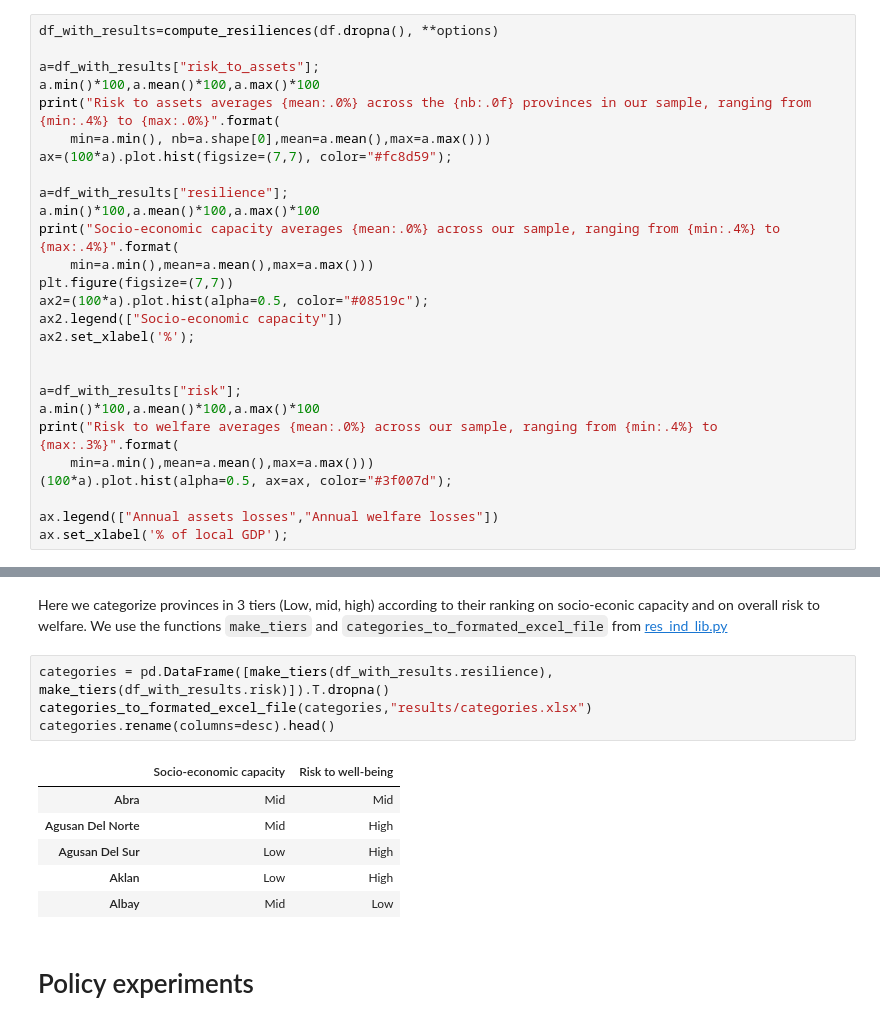
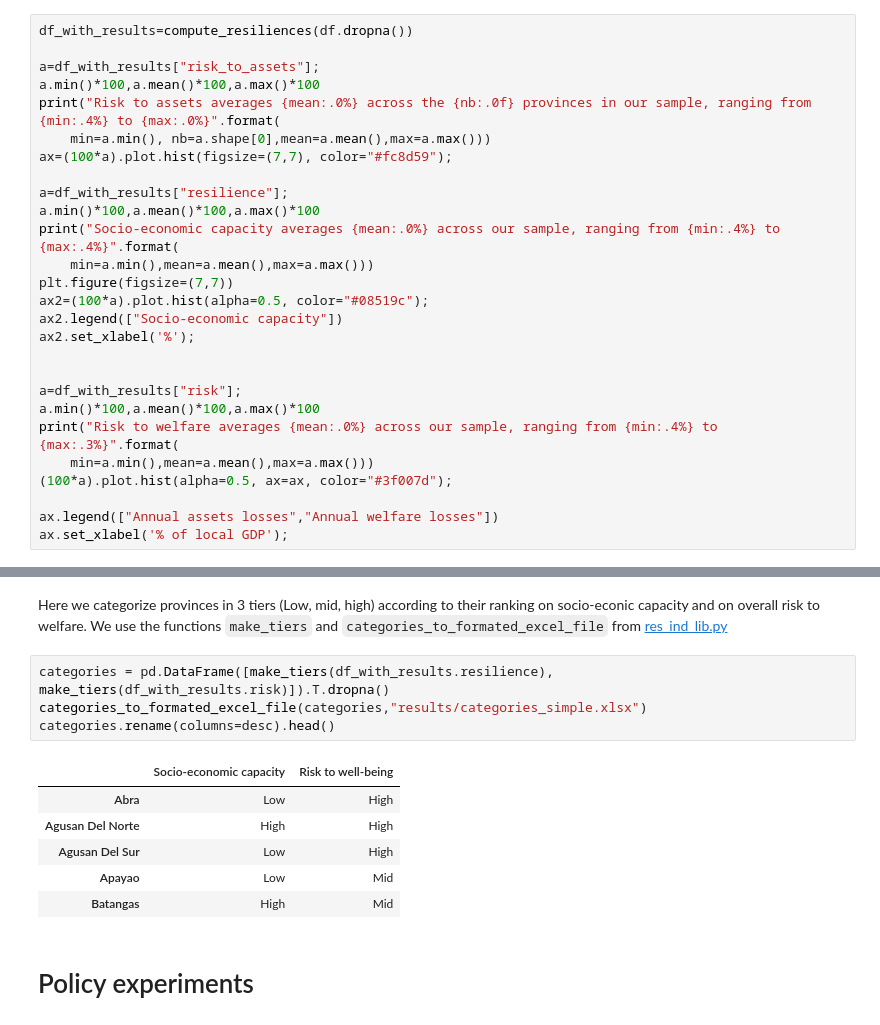
Before and after one commit to adrivsh/resilience_indicator_phl, a Jupyter notebook: socio_economic_capacity_demo.ipynb, the cells around one changed output, grey strips where cells are left out. Drawn from its saved outputs; the diff is of its cells as text.

```diff
--- a/socio_economic_capacity_demo.ipynb
+++ b/socio_economic_capacity_demo.ipynb
@@ -234,7 +185,7 @@ data.head().T #displays the first few provinces, transposed for ease of reading.
 # %% [markdown]
 Now we visualize risk and resilience acrross provinces, with plots and maps
 # %%
-df_with_results=compute_resiliences(df.dropna(), **options)
+df_with_results=compute_resiliences(df.dropna())
 
 a=df_with_results["risk_to_assets"];
 a.min()*100,a.mean()*100,a.max()*100
@@ -287,15 +238,15 @@ Risk to assets, socio-economic capacity, and total welfare risk can also be visu
 Here we categorize provinces in 3 tiers (Low, mid, high) according to their ranking on socio-econic capacity and on overall risk to welfare. We use the functions `make_tiers` and `categories_to_formated_excel_file` from [res_ind_lib.py](res_ind_lib.py)
 # %%
 categories = pd.DataFrame([make_tiers(df_with_results.resilience), make_tiers(df_with_results.risk)]).T.dropna()
-categories_to_formated_excel_file(categories,"results/categories.xlsx")
+categories_to_formated_excel_file(categories,"results/categories_simple.xlsx")
 categories.rename(columns=desc).head()
 # %% [output]
 |  | Socio-economic capacity | Risk to well-being |
-| Abra | Mid | Mid |
-| Agusan Del Norte | Mid | High |
+| Abra | Low | High |
+| Agusan Del Norte | High | High |
 | Agusan Del Sur | Low | High |
-| Aklan | Low | High |
-| Albay | Mid | Low |
+| Apayao | Low | Mid |
+| Batangas | High | Mid |
 # %% [markdown]
 # Policy experiments
 # %% [markdown]
```
Also changed, not shown: parts of 22 cells of this notebook, 8 other files.
